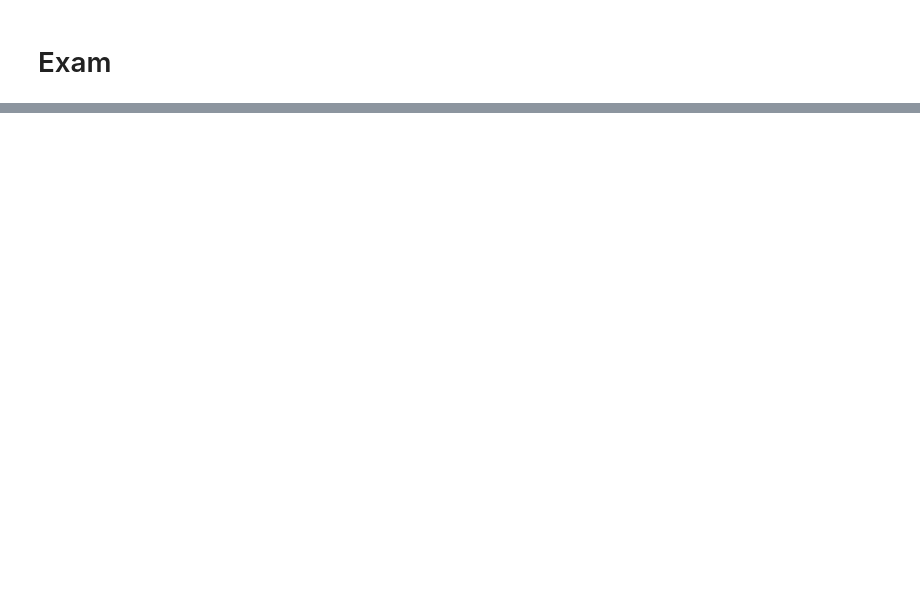
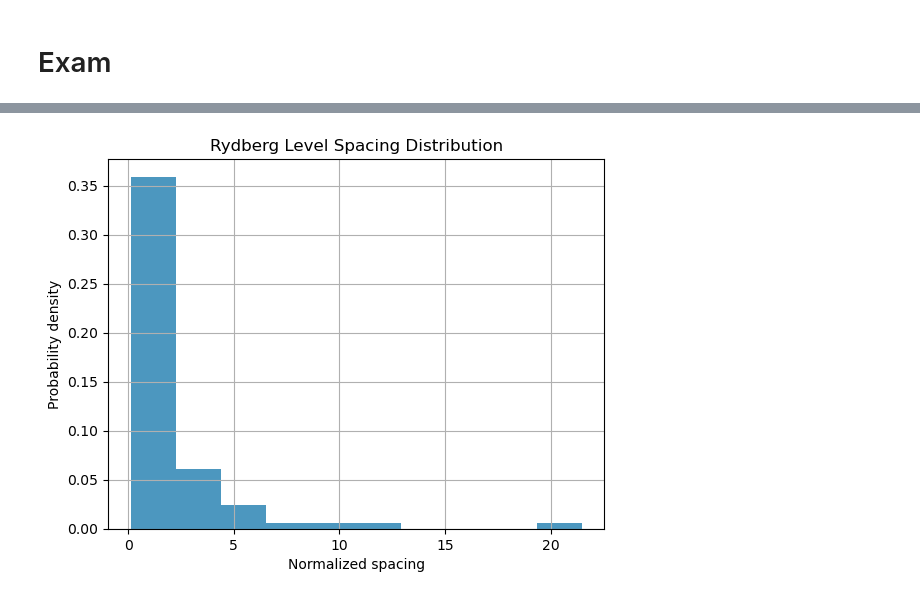
Before and after one commit to EmanueleCoradin/u1-lattice-gauge-rydberg-sim, a Jupyter notebook: main.ipynb, the cells around one changed output, grey strips where cells are left out. Drawn from its saved outputs; the diff is of its cells as text; code cells hidden in the pictures; blank space fills up the shorter version.

```diff
--- a/main.ipynb
+++ b/main.ipynb
@@ -422,0 +124,14 @@ Max |Gauss-law violation| over time: 0.9999999999999989
+# %%
+
+# Level spacing (Rydberg)
+E = np.sort(e_vals_r)
+s = np.diff(E)
+s = s[s>0.01] / np.mean(s)
+plt.hist(s, density=True, alpha=0.7)
+plt.title("Rydberg Level Spacing Distribution")
+plt.xlabel("Normalized spacing")
+plt.ylabel("Probability density")
+plt.grid(True)
+plt.show()
+# %% [output]
+[figure, added]
```
Also changed, not shown: parts of 40 cells of this notebook, 10 other files.
